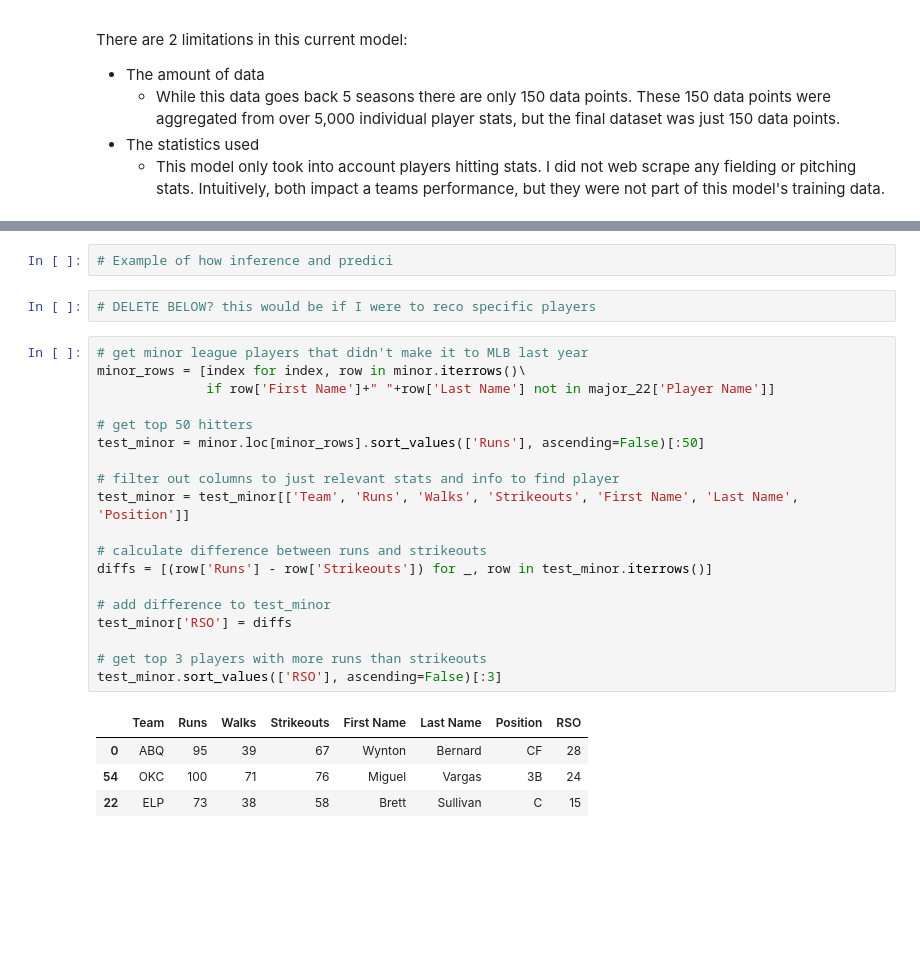
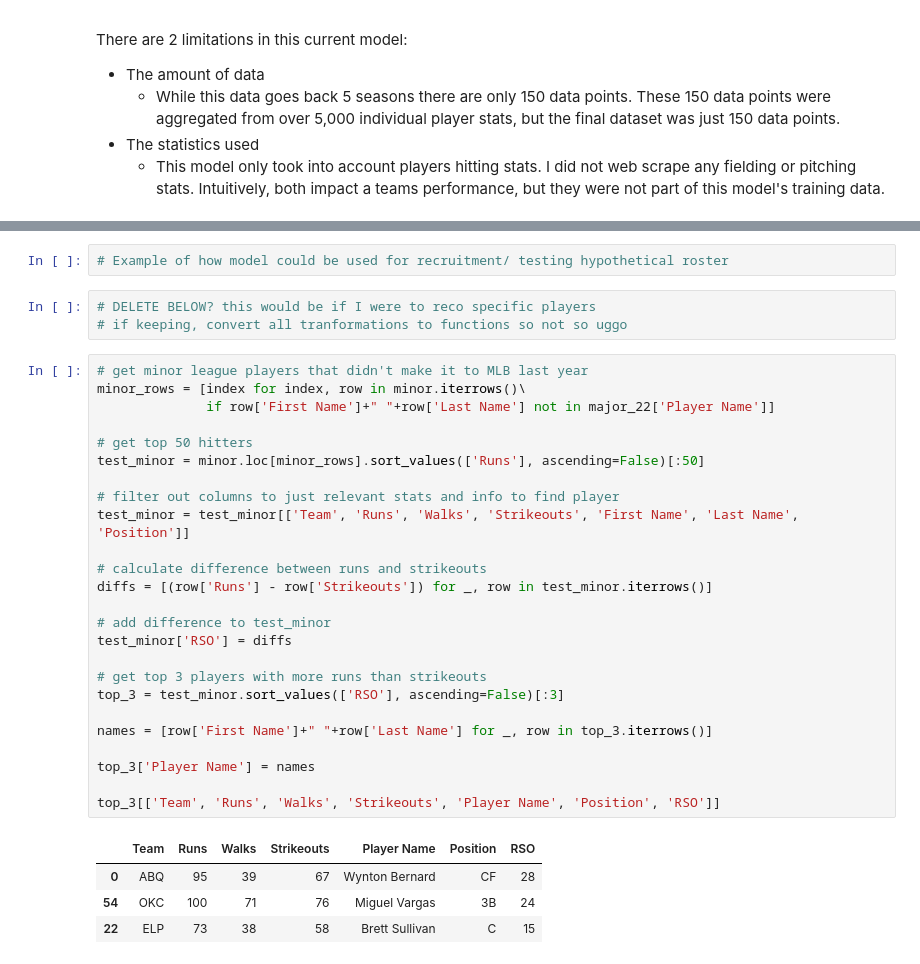
Before and after one commit to AgathaZareth/Capstone_Project, a Jupyter notebook: notebooks/Modeling.ipynb, the cells around one changed output, grey strips where cells are left out. Drawn from its saved outputs; the diff is of its cells as text; blank space fills up the shorter version.

Commit message:
finished fantasy roster win percentage prediction

```diff
--- a/notebooks/Modeling.ipynb
+++ b/notebooks/Modeling.ipynb
@@ -3097,29 +3097,36 @@ These findings do not shed any revolutionary knowledge, I think half of Ameri
 # %%
-# Example of how inference and predici
+# Example of how model could be used for recruitment/ testing hypothetical roster
 # %%
 # DELETE BELOW? this would be if I were to reco specific players
+# if keeping, convert all tranformations to functions so not so uggo
 # %%
 # get minor league players that didn't make it to MLB last year
 minor_rows = [index for index, row in minor.iterrows()\
               if row['First Name']+" "+row['Last Name'] not in major_22['Player Name']]
 
 # get top 50 hitters
 test_minor = minor.loc[minor_rows].sort_values(['Runs'], ascending=False)[:50]
 
 # filter out columns to just relevant stats and info to find player
 test_minor = test_minor[['Team', 'Runs', 'Walks', 'Strikeouts', 'First Name', 'Last Name', 'Position']]
 
 # calculate difference between runs and strikeouts
 diffs = [(row['Runs'] - row['Strikeouts']) for _, row in test_minor.iterrows()]
 
 # add difference to test_minor
 test_minor['RSO'] = diffs
 
 # get top 3 players with more runs than strikeouts
-test_minor.sort_values(['RSO'], ascending=False)[:3]
+top_3 = test_minor.sort_values(['RSO'], ascending=False)[:3]
+
+names = [row['First Name']+" "+row['Last Name'] for _, row in top_3.iterrows()]
+
+top_3['Player Name'] = names
+
+top_3[['Team', 'Runs', 'Walks', 'Strikeouts', 'Player Name', 'Position', 'RSO']]
 # %% [output]
-|  | Team | Runs | Walks | Strikeouts | First Name | Last Name | Position | RSO |
-| 0 | ABQ | 95 | 39 | 67 | Wynton | Bernard | CF | 28 |
-| 54 | OKC | 100 | 71 | 76 | Miguel | Vargas | 3B | 24 |
-| 22 | ELP | 73 | 38 | 58 | Brett | Sullivan | C | 15 |
+|  | Team | Runs | Walks | Strikeouts | Player Name | Position | RSO |
+| 0 | ABQ | 95 | 39 | 67 | Wynton Bernard | CF | 28 |
+| 54 | OKC | 100 | 71 | 76 | Miguel Vargas | 3B | 24 |
+| 22 | ELP | 73 | 38 | 58 | Brett Sullivan | C | 15 |
 # %%
```
Also changed, not shown: parts of 16 cells of this notebook.
